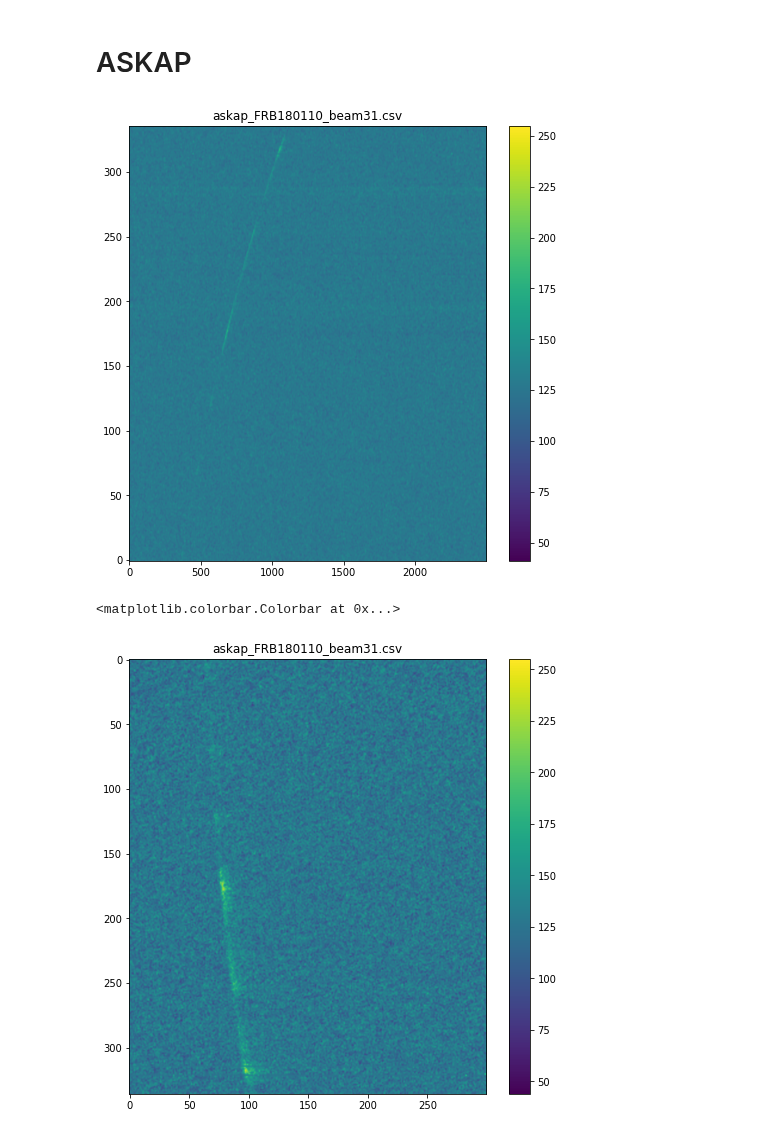
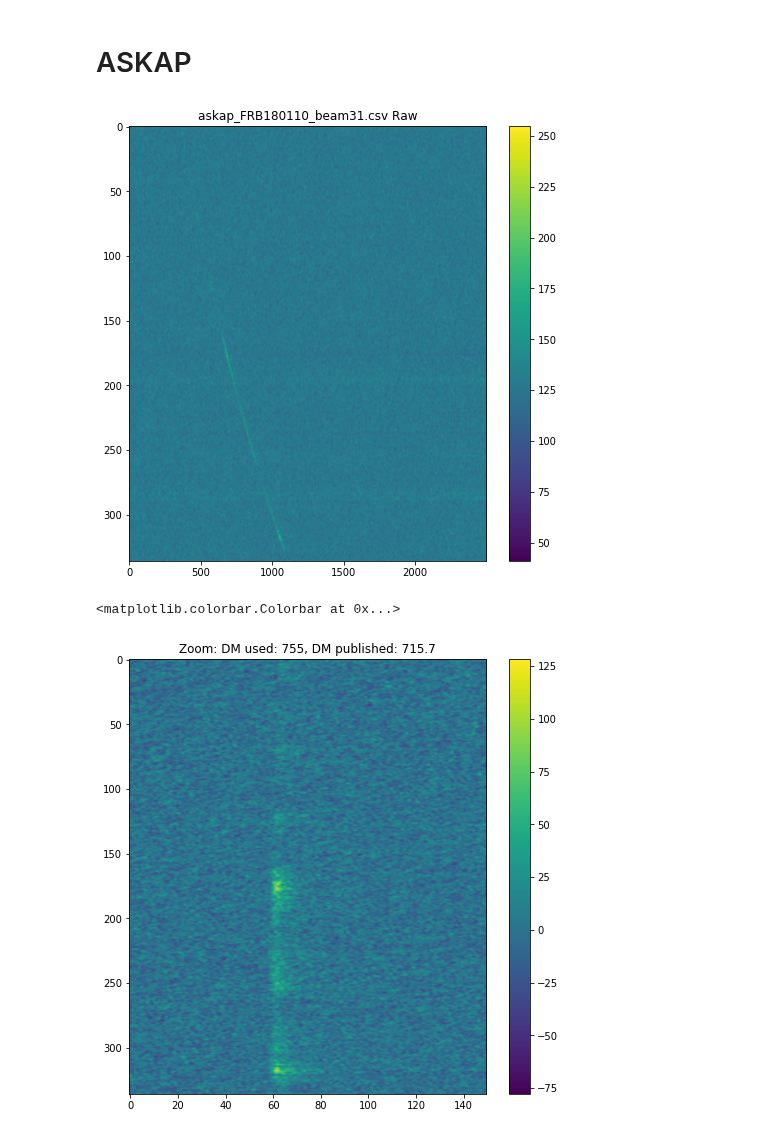
Before and after one commit to mef51/subdriftlaw, a Jupyter notebook: universal/ASKAP.ipynb, the cells around one changed output. Saved outputs shown, nothing was run; the diff lists cells and outputs as text; code cells hidden in the pictures.

Commit message:
pick a dm that results in a burst that matches the published figure

```diff
--- a/universal/ASKAP.ipynb
+++ b/universal/ASKAP.ipynb
@@ -31,31 +31,35 @@ for beamfile in tqdm(beamfiles):
     intensity = intensity.transpose()
 
     plt.figure(figsize=(8,8))
-    plt.title(beamfile)
-    plt.imshow(intensity[:, 7500:10000], aspect='auto', origin='lower', interpolation='bicubic')
+    plt.title(beamfile + " Raw")
+    plt.imshow(intensity[:, 7500:10000], aspect='auto', origin='upper', interpolation='bicubic')
     plt.colorbar()
 # %% [output]
-[figure, old version]
+[figure, new version]
 # %%
 # Dedispersion
 dedispersed = np.copy(intensity)
 DM = 715.7
+DM = 755
 shifts = [0 for i in range(0, len(intensity))]
 
 nu_high = 1488
 timestep = 1.265 # ms
 for i, row in enumerate(dedispersed):
     nu_low = nu_high - i
     deltat = 4.15e6 * (nu_low**-2 - nu_high**-2) * DM
     #print(deltat/timestep)
     channelshift = -int(deltat/timestep)
     dedispersed[i] = np.roll(dedispersed[i], channelshift)
 
 plt.figure(figsize=(8,8))
-plt.title(beamfile)
+# plt.title(beamfile+": DM used: 755, DM published: 715.7")
+plt.title("Zoom: DM used: 755, DM published: 715.7")
+
 # plt.imshow(dedispersed[:, 7500:10000], aspect='auto', origin='upper', interpolation='bicubic')
-plt.imshow(dedispersed[:, 7800:8100], aspect='auto', origin='upper', interpolation='bicubic')
+plt.imshow(dedispersed[:, 7800:7950] - intensity[:, 0:400].mean(axis=1)[:,None], aspect='auto', origin='upper', interpolation='bicubic')
 plt.colorbar()
+# plt.clim(20, 125)
 # %% [output]
 <matplotlib.colorbar.Colorbar at 0x...>
-[figure, old version]
+[figure, new version]
```
